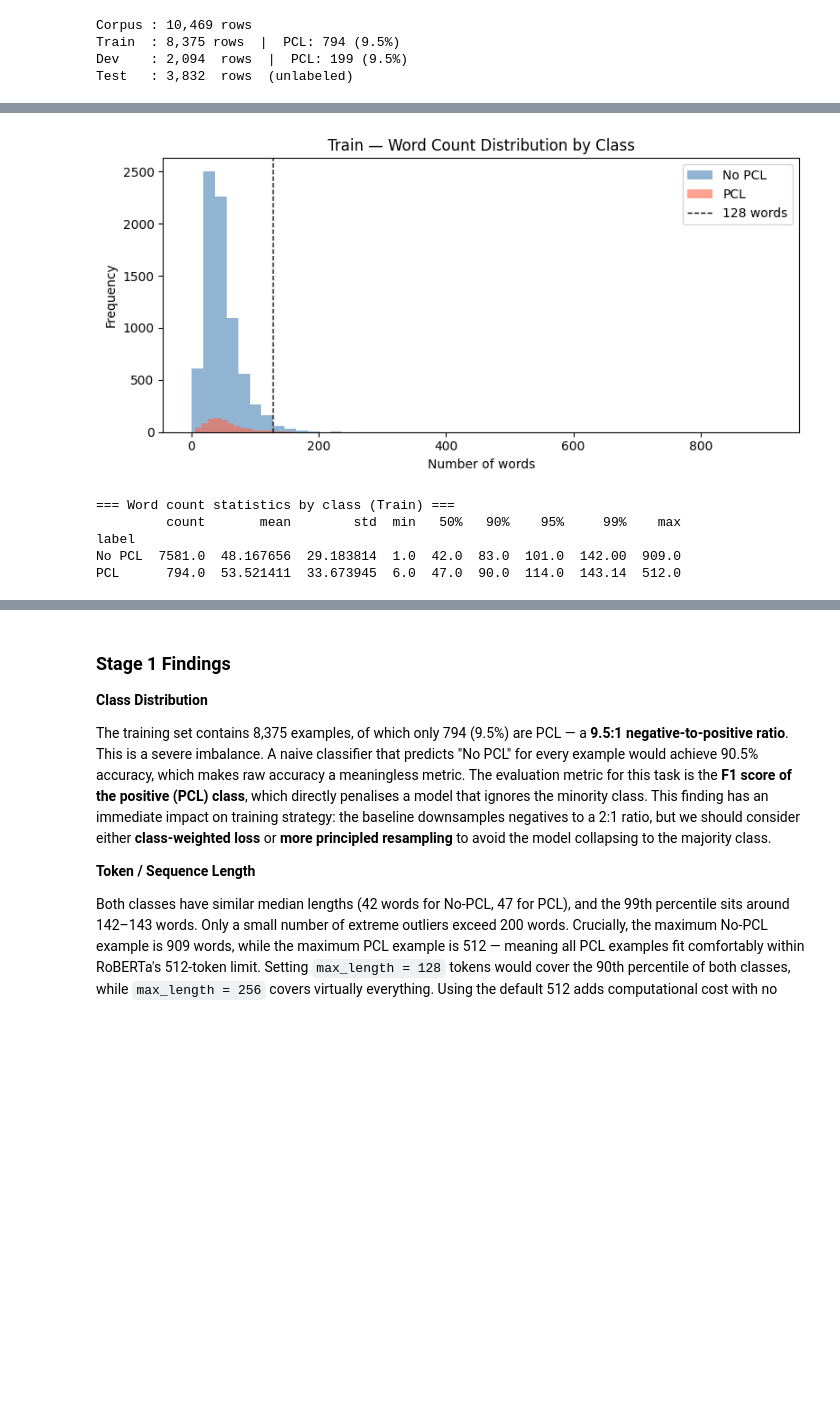
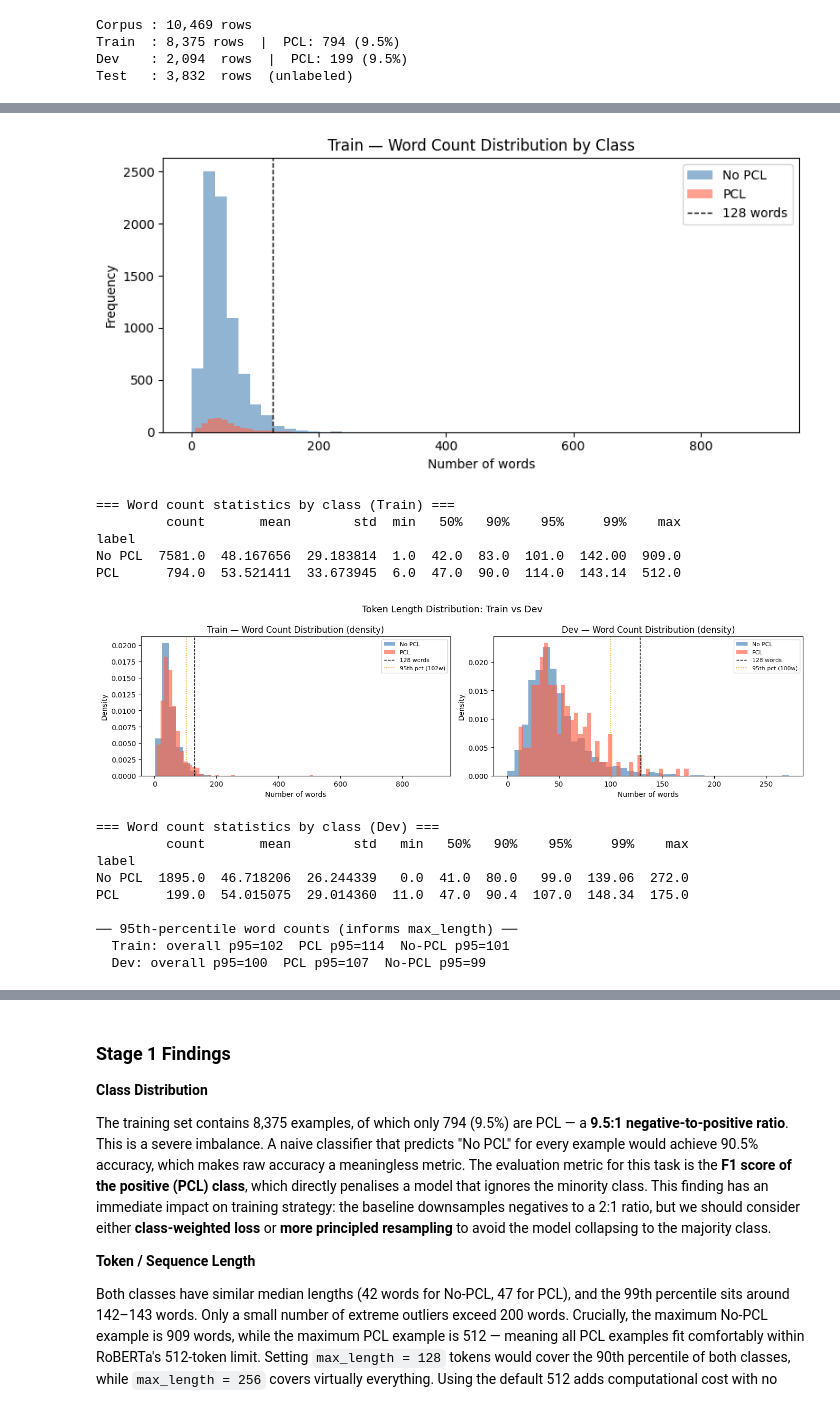
Before and after one commit to darius024/pcl-classifier, a Jupyter notebook: 2_eda/eda.ipynb, the cells around one changed output, grey strips where cells are left out. Cells and saved outputs as stored; diff of their text form; code cells hidden in the pictures; blank space fills up the shorter version.

```diff
--- a/2_eda/eda.ipynb
+++ b/2_eda/eda.ipynb
@@ -183,31 +216,74 @@ Naive accuracy (predict all No-PCL) = 90.5%
 # %%
 train_df["n_words"] = train_df["text"].str.split().str.len()
+dev_df["n_words"]   = dev_df["text"].str.split().str.len()
 
 fig, ax = plt.subplots(figsize=(8, 4))
 for label, colour, name in [(0, "steelblue", "No PCL"), (1, "tomato", "PCL")]:
     ax.hist(train_df.loc[train_df.label == label, "n_words"],
             bins=50, alpha=0.6, color=colour, label=name, edgecolor="none")
 ax.axvline(128, color="black", linestyle="--", linewidth=1, label="128 words")
 ax.set_title("Train — Word Count Distribution by Class")
 ax.set_xlabel("Number of words")
 ax.set_ylabel("Frequency")
 ax.legend()
 plt.tight_layout()
 plt.savefig(f"{FIGURES_DIR}/token_lengths.png", dpi=150, bbox_inches="tight")
 plt.show()
 
 print("=== Word count statistics by class (Train) ===")
 print(train_df.groupby("label")["n_words"]
       .describe(percentiles=[0.5, 0.90, 0.95, 0.99])
       .rename(index={0: "No PCL", 1: "PCL"})
       .to_string())
+
+# ── Train vs Dev token-length comparison ────────────────────────────────────
+fig, axes = plt.subplots(1, 2, figsize=(14, 4), sharey=False)
+for ax, (split_name, df) in zip(axes, [("Train", train_df), ("Dev", dev_df)]):
+    for label, colour, name in [(0, "steelblue", "No PCL"), (1, "tomato", "PCL")]:
+        ax.hist(df.loc[df.label == label, "n_words"],
+                bins=40, alpha=0.65, color=colour, label=name, edgecolor="none",
+                density=True)
+    ax.axvline(128, color="black", linestyle="--", linewidth=1, label="128 words")
+    p95 = df["n_words"].quantile(0.95)
+    ax.axvline(p95, color="darkorange", linestyle=":", linewidth=1.2,
+               label=f"95th pct ({p95:.0f}w)")
+    ax.set_title(f"{split_name} — Word Count Distribution (density)")
+    ax.set_xlabel("Number of words")
+    ax.set_ylabel("Density")
+    ax.legend(fontsize=8)
+plt.suptitle("Token Length Distribution: Train vs Dev", fontsize=13)
+plt.tight_layout()
+plt.savefig(f"{FIGURES_DIR}/token_lengths_train_vs_dev.png", dpi=150, bbox_inches="tight")
+plt.show()
+
+print("\n=== Word count statistics by class (Dev) ===")
+print(dev_df.groupby("label")["n_words"]
+      .describe(percentiles=[0.5, 0.90, 0.95, 0.99])
+      .rename(index={0: "No PCL", 1: "PCL"})
+      .to_string())
+
+print("\n── 95th-percentile word counts (informs max_length) ──")
+for name, df in [("Train", train_df), ("Dev", dev_df)]:
+    print(f"  {name}: overall p95={df['n_words'].quantile(0.95):.0f}  "
+          f"PCL p95={df.loc[df.label==1,'n_words'].quantile(0.95):.0f}  "
+          f"No-PCL p95={df.loc[df.label==0,'n_words'].quantile(0.95):.0f}")
 # %% [output]
 [figure]
 === Word count statistics by class (Train) ===
          count       mean        std  min   50%   90%    95%     99%    max
 label
 No PCL  7581.0  48.167656  29.183814  1.0  42.0  83.0  101.0  142.00  909.0
 PCL      794.0  53.521411  33.673945  6.0  47.0  90.0  114.0  143.14  512.0
+[figure, added]
+=== Word count statistics by class (Dev) ===
+         count       mean        std   min   50%   90%    95%     99%    max
+label
+No PCL  1895.0  46.718206  26.244339   0.0  41.0  80.0   99.0  139.06  272.0
+PCL      199.0  54.015075  29.014360  11.0  47.0  90.4  107.0  148.34  175.0
+
+── 95th-percentile word counts (informs max_length) ──
+  Train: overall p95=102  PCL p95=114  No-PCL p95=101
+  Dev: overall p95=100  PCL p95=107  No-PCL p95=99
 # %%
 def get_words(texts):
     return [w for t in texts for w in re.findall(r"\b[a-z']+\b", t.lower())]
```
Also changed, not shown: parts of 18 cells of this notebook, 13 other files.
